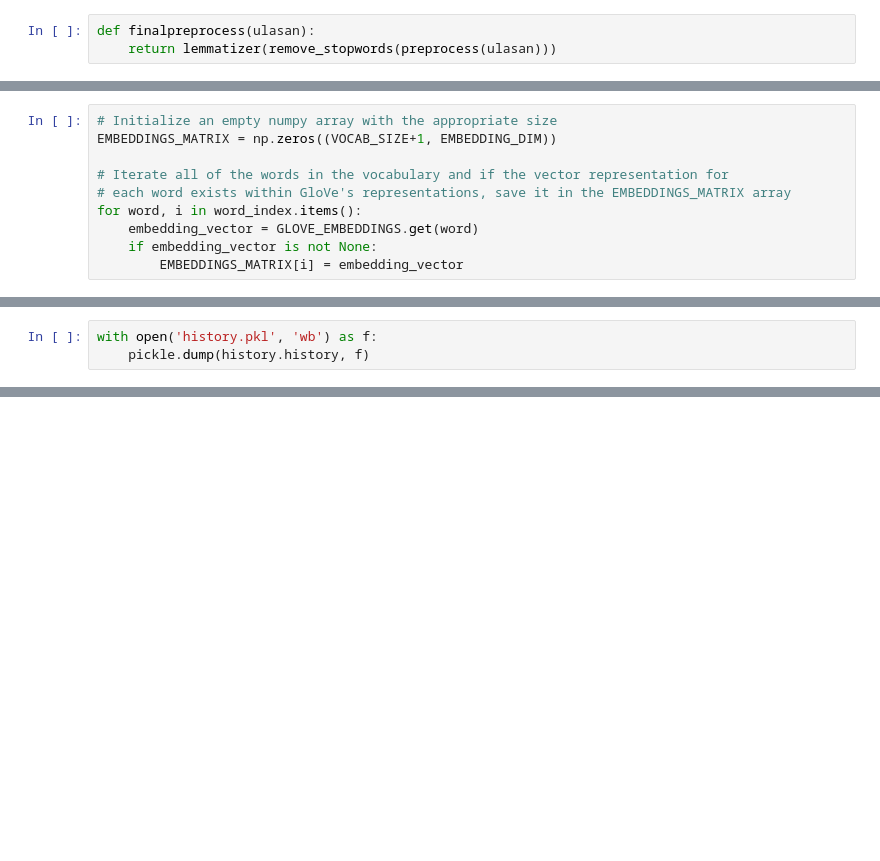
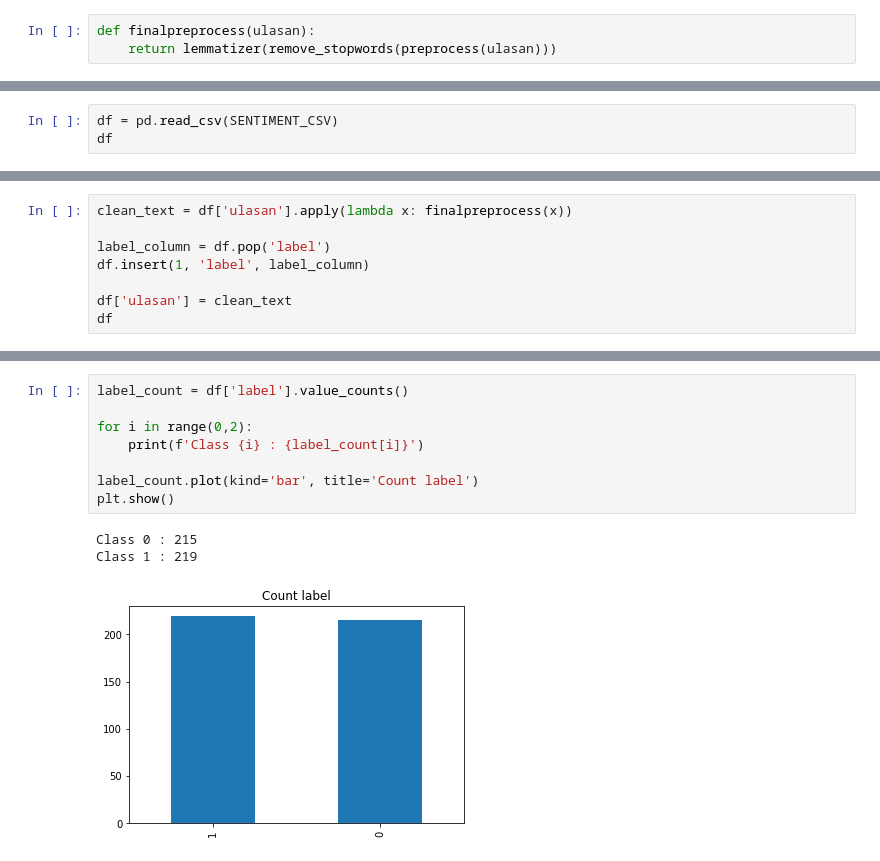
Before and after one commit to bangkit-team/IOH-chat-app, a Jupyter notebook: MachineLearning/code/feedbacks/model_review.ipynb, the cells around one changed output, grey strips where cells are left out. Drawn from its saved outputs; the diff is of its cells as text; blank space fills up the shorter version.

```diff
--- a/MachineLearning/code/feedbacks/model_review.ipynb
+++ b/MachineLearning/code/feedbacks/model_review.ipynb
@@ -320,10 +139,0 @@ Each word vector has shape: (100,)
-# %%
-# Initialize an empty numpy array with the appropriate size
-EMBEDDINGS_MATRIX = np.zeros((VOCAB_SIZE+1, EMBEDDING_DIM))
-
-# Iterate all of the words in the vocabulary and if the vector representation for
-# each word exists within GloVe's representations, save it in the EMBEDDINGS_MATRIX array
-for word, i in word_index.items():
-    embedding_vector = GLOVE_EMBEDDINGS.get(word)
-    if embedding_vector is not None:
-        EMBEDDINGS_MATRIX[i] = embedding_vector
@@ -429,3 +139,0 @@ The slope of your validation loss curve is -0.00349
-# %%
-with open('history.pkl', 'wb') as f:
-    pickle.dump(history.history, f)
@@ -460,0 +140,3 @@ Negative
+# %%
+df = pd.read_csv(SENTIMENT_CSV)
+df
@@ -460,0 +157,8 @@ Negative
+# %%
+clean_text = df['ulasan'].apply(lambda x: finalpreprocess(x))
+
+label_column = df.pop('label')
+df.insert(1, 'label', label_column)
+
+df['ulasan'] = clean_text
+df
@@ -460,0 +179,12 @@ Negative
+# %%
+label_count = df['label'].value_counts()
+
+for i in range(0,2):
+    print(f'Class {i} : {label_count[i]}')
+
+label_count.plot(kind='bar', title='Count label')
+plt.show()
+# %% [output]
+Class 0 : 215
+Class 1 : 219
+[figure, added]
```
Also changed, not shown: parts of 65 cells of this notebook.
